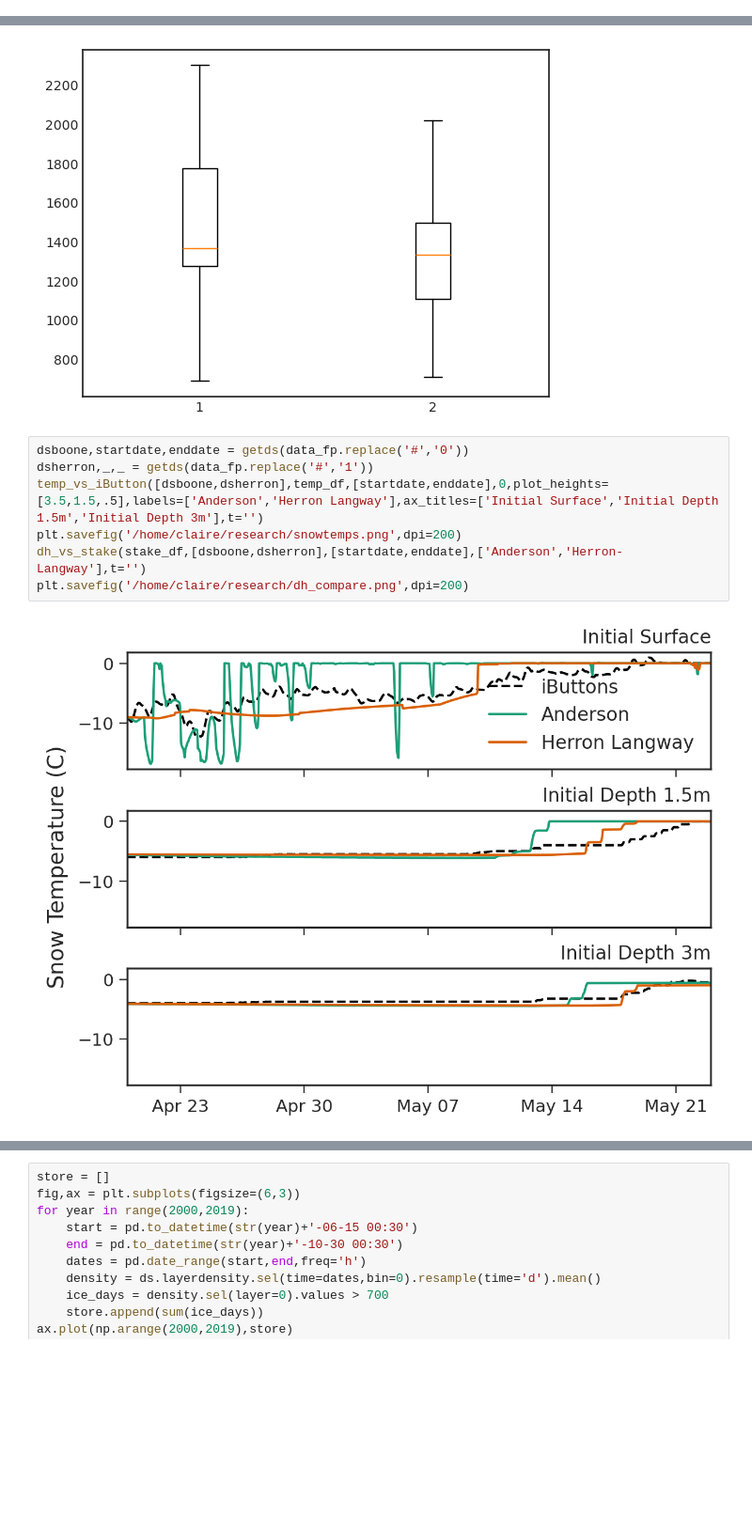
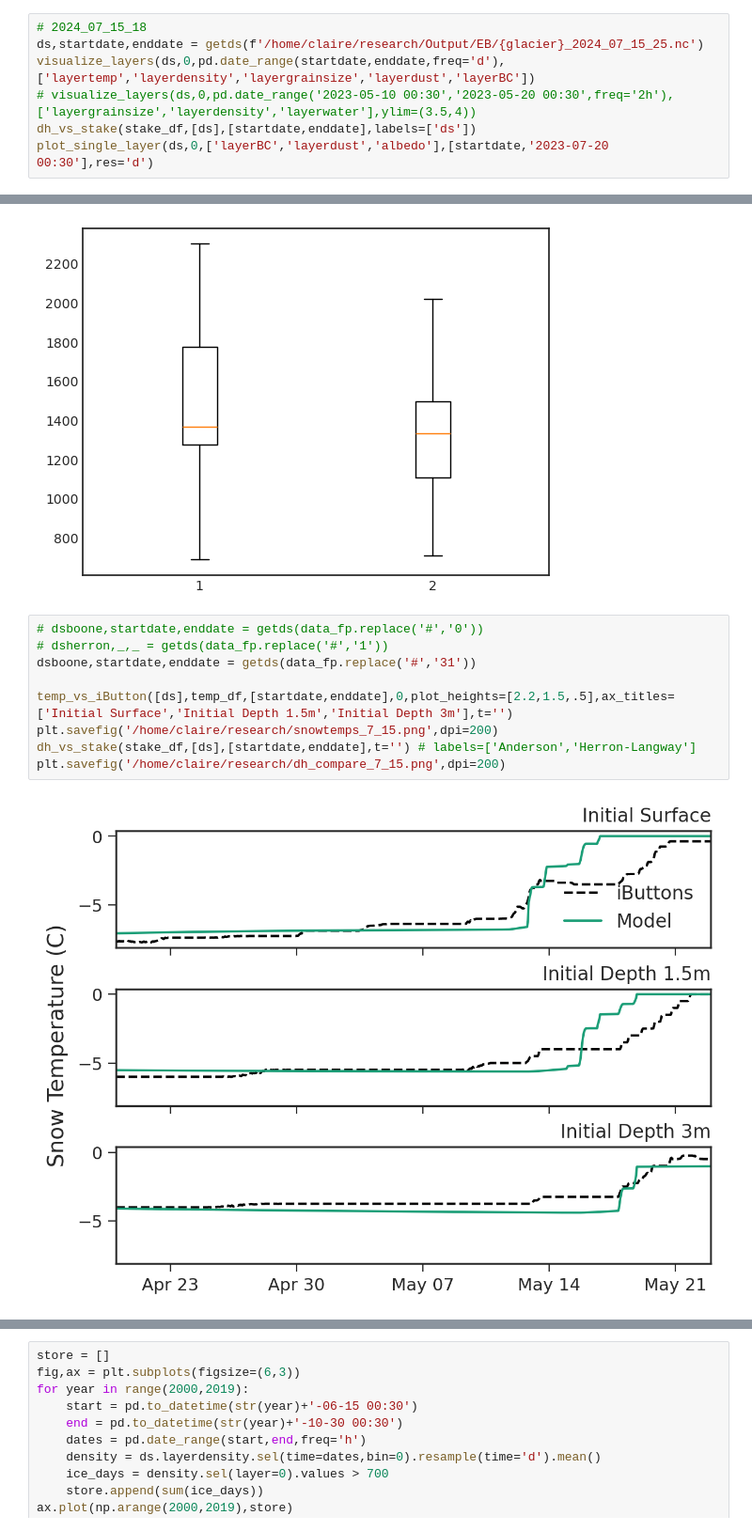
Before and after one commit to drounce/PyGEM, a Jupyter notebook: pygem_eb/processing/ebplotting.ipynb, the cells around one changed output, grey strips where cells are left out. Shown at 94% size. Drawn from its saved outputs; the diff is of its cells as text; blank space fills up the shorter version.

```diff
--- a/pygem_eb/processing/ebplotting.ipynb
+++ b/pygem_eb/processing/ebplotting.ipynb
@@ -47,0 +31,7 @@ simple_plot(ds,0,['2004-04-20 00:30','2004-07-30 00:30'],[['albedo']])
+# %%
+# 2024_07_15_18
+ds,startdate,enddate = getds(f'/home/claire/research/Output/EB/{glacier}_2024_07_15_25.nc')
+visualize_layers(ds,0,pd.date_range(startdate,enddate,freq='d'),['layertemp','layerdensity','layergrainsize','layerdust','layerBC'])
+# visualize_layers(ds,0,pd.date_range('2023-05-10 00:30','2023-05-20 00:30',freq='2h'),['layergrainsize','layerdensity','layerwater'],ylim=(3.5,4))
+dh_vs_stake(stake_df,[ds],[startdate,enddate],labels=['ds'])
+plot_single_layer(ds,0,['layerBC','layerdust','albedo'],[startdate,'2023-07-20 00:30'],res='d')
@@ -69,11 +75,13 @@ plt.show()
 1290.8211764705882
 [figure]
 # %%
-dsboone,startdate,enddate = getds(data_fp.replace('#','0'))
-dsherron,_,_ = getds(data_fp.replace('#','1'))
-temp_vs_iButton([dsboone,dsherron],temp_df,[startdate,enddate],0,plot_heights=[3.5,1.5,.5],labels=['Anderson','Herron Langway'],ax_titles=['Initial Surface','Initial Depth 1.5m','Initial Depth 3m'],t='')
-plt.savefig('/home/claire/research/snowtemps.png',dpi=200)
-dh_vs_stake(stake_df,[dsboone,dsherron],[startdate,enddate],['Anderson','Herron-Langway'],t='')
-plt.savefig('/home/claire/research/dh_compare.png',dpi=200)
+# dsboone,startdate,enddate = getds(data_fp.replace('#','0'))
+# dsherron,_,_ = getds(data_fp.replace('#','1'))
+dsboone,startdate,enddate = getds(data_fp.replace('#','31'))
+
+temp_vs_iButton([ds],temp_df,[startdate,enddate],0,plot_heights=[2.2,1.5,.5],ax_titles=['Initial Surface','Initial Depth 1.5m','Initial Depth 3m'],t='')
+plt.savefig('/home/claire/research/snowtemps_7_15.png',dpi=200)
+dh_vs_stake(stake_df,[ds],[startdate,enddate],t='') # labels=['Anderson','Herron-Langway']
+plt.savefig('/home/claire/research/dh_compare_7_15.png',dpi=200)
 # %% [output]
-[figure, old version]
+[figure, new version]
```
Also changed, not shown: parts of 14 cells of this notebook, 5 other files.
